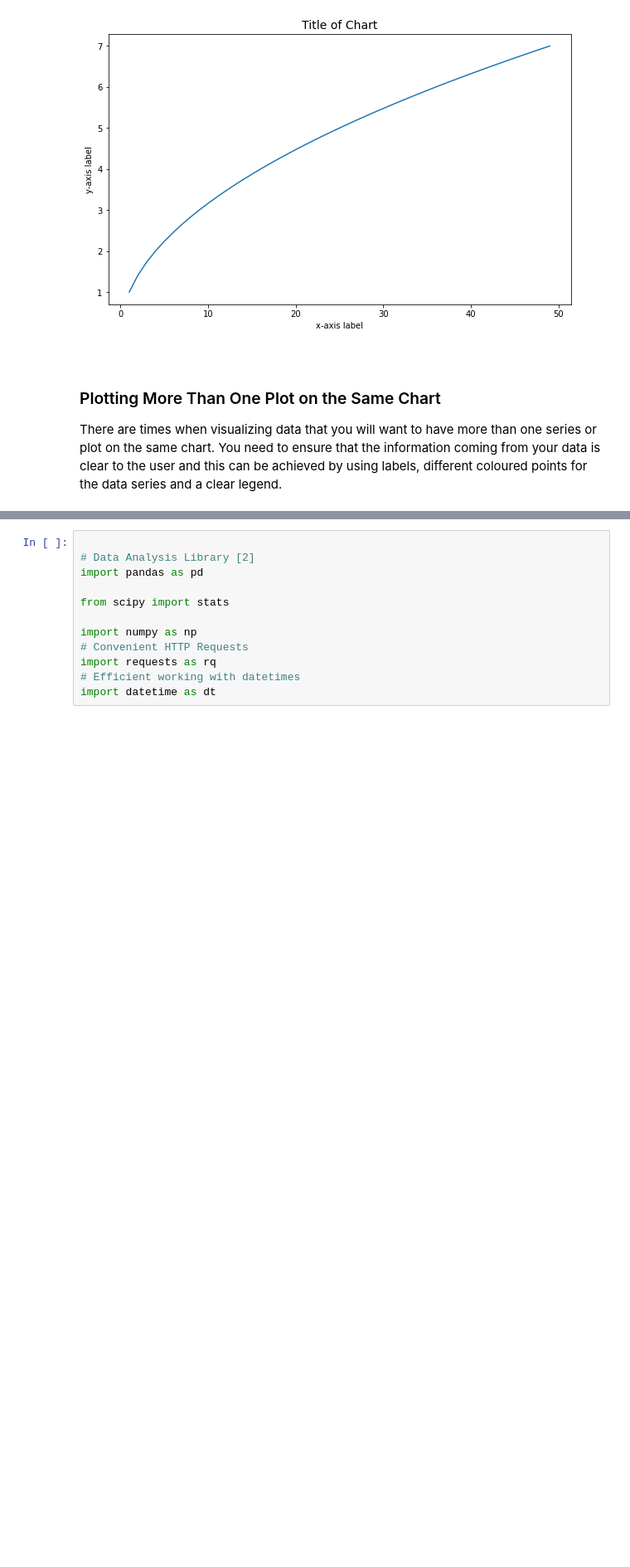
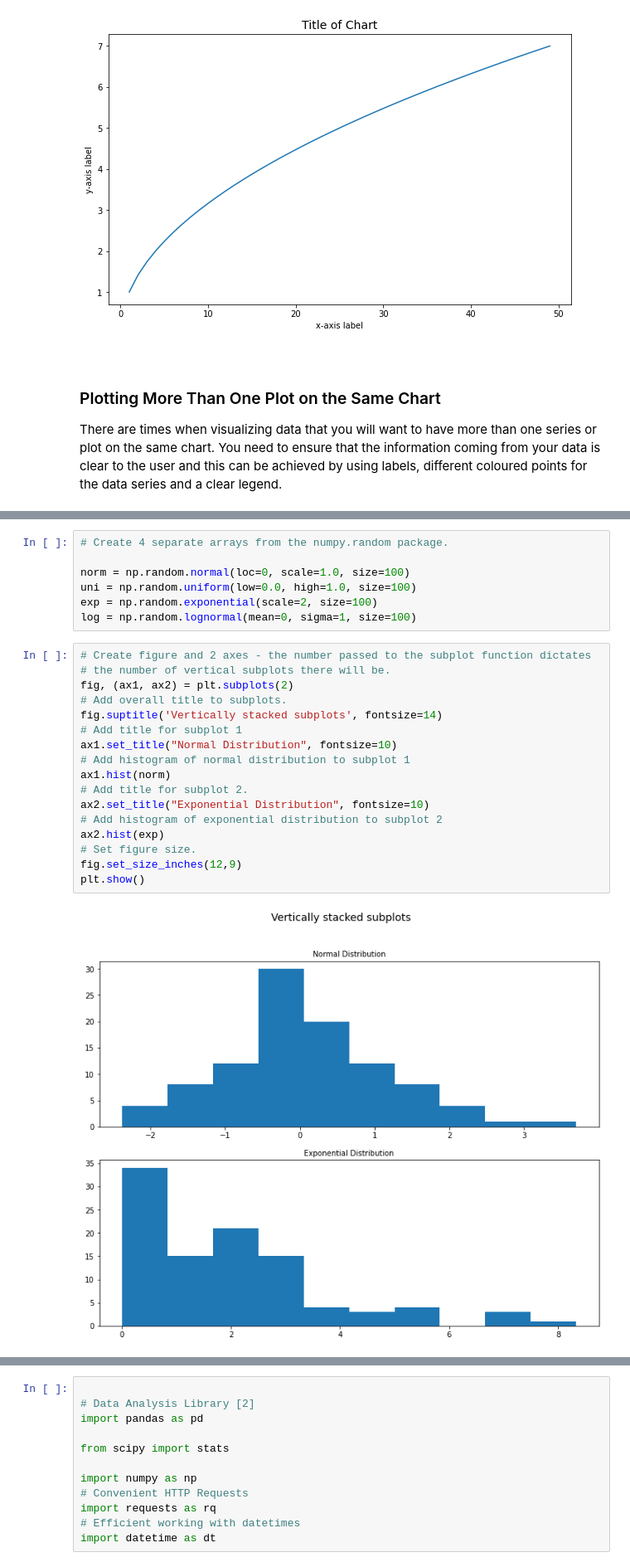
Before and after one commit to Sam-Tracey/Fundamentals-of-Data-Analysis, a Jupyter notebook: pyplot.ipynb, the cells around one changed output, grey strips where cells are left out. Shown at 83% size. Saved outputs shown, nothing was run; the diff lists cells and outputs as text; blank space fills up the shorter version.

```diff
--- a/pyplot.ipynb
+++ b/pyplot.ipynb
@@ -129,0 +142,26 @@ plt.show()
+# %%
+# Create 4 separate arrays from the numpy.random package.
+
+norm = np.random.normal(loc=0, scale=1.0, size=100)
+uni = np.random.uniform(low=0.0, high=1.0, size=100)
+exp = np.random.exponential(scale=2, size=100)
+log = np.random.lognormal(mean=0, sigma=1, size=100)
+# %%
+# Create figure and 2 axes - the number passed to the subplot function dictates
+# the number of vertical subplots there will be.
+fig, (ax1, ax2) = plt.subplots(2)
+# Add overall title to subplots.
+fig.suptitle('Vertically stacked subplots', fontsize=14)
+# Add title for subplot 1
+ax1.set_title("Normal Distribution", fontsize=10)
+# Add histogram of normal distribution to subplot 1
+ax1.hist(norm)
+# Add title for subplot 2.
+ax2.set_title("Exponential Distribution", fontsize=10)
+# Add histogram of exponential distribution to subplot 2
+ax2.hist(exp)
+# Set figure size.
+fig.set_size_inches(12,9)
+plt.show()
+# %% [output]
+[figure, added]
```
Also changed, not shown: parts of 5 cells of this notebook.
